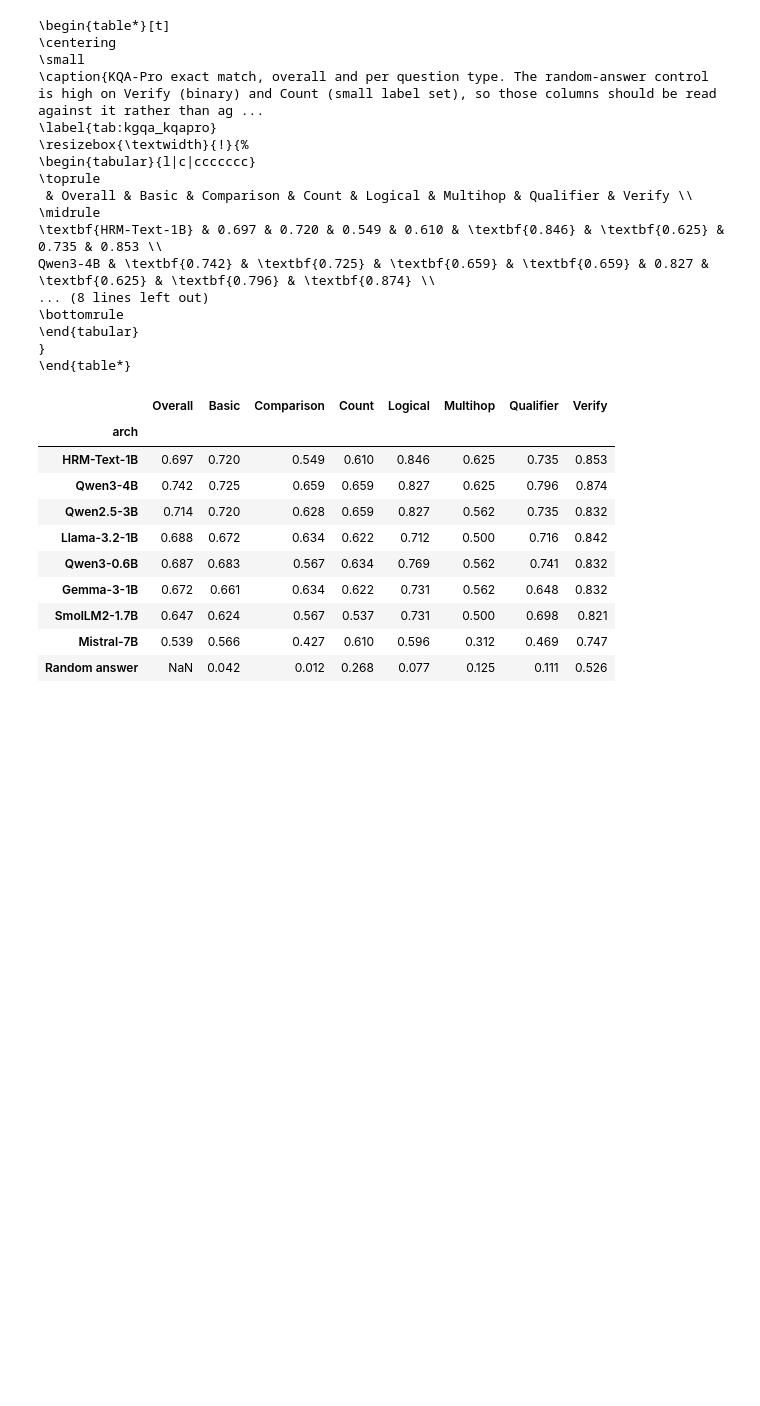
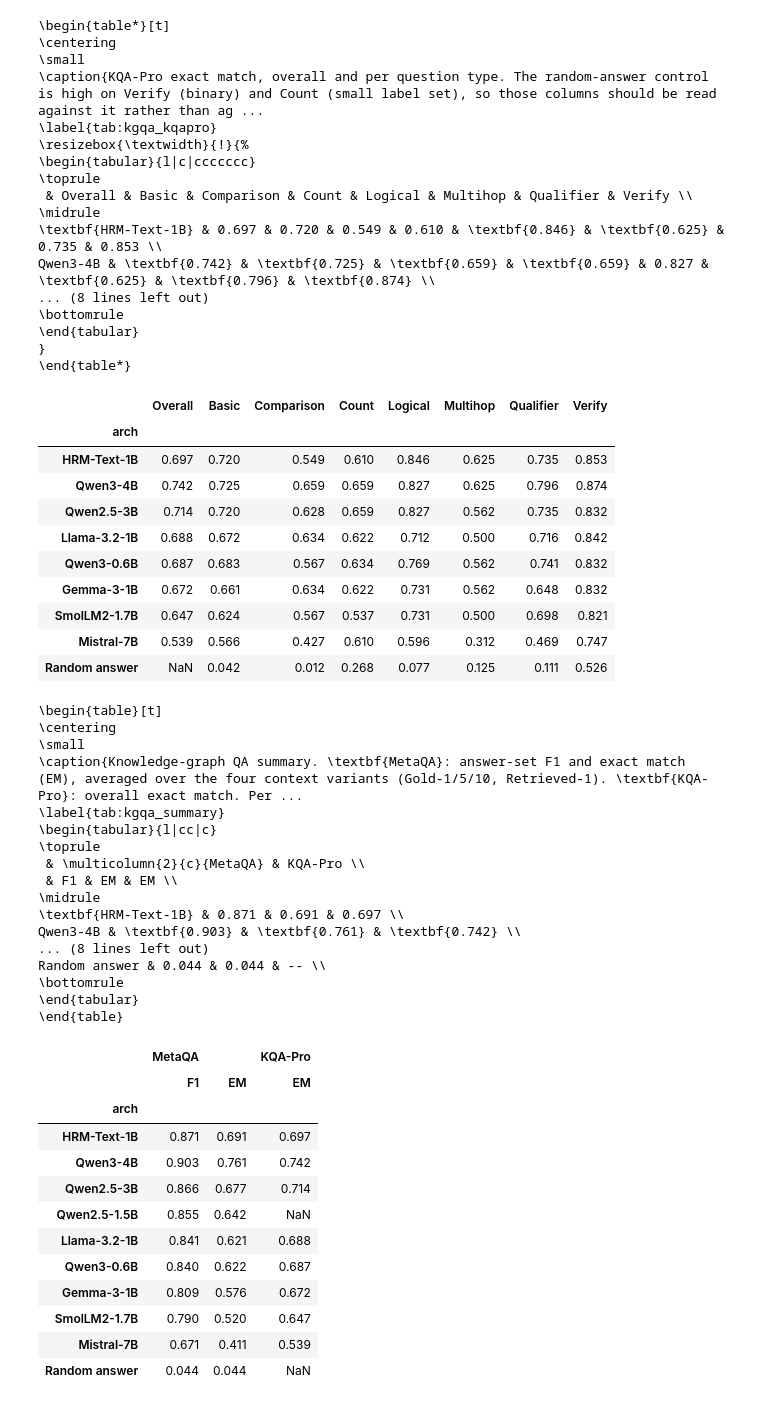
Before and after one commit to MariusAAROS/HRM-Text-for-Graphs, a Jupyter notebook: report/paper_results.ipynb, the cells around one changed output. Drawn from its saved outputs; the diff is of its cells as text; code cells hidden in the pictures; blank space fills up the shorter version.

Commit message:
new summary table for metaqa and kqapro

```diff
--- a/report/paper_results.ipynb
+++ b/report/paper_results.ipynb
@@ -1604,3 +1604,57 @@ Qwen3-4B & \textbf{0.742} & \textbf{0.725} & \textbf{0.659} & \textbf{0.659} & 0
 | SmolLM2-1.7B | 0.647 | 0.624 | 0.567 | 0.537 | 0.731 | 0.500 | 0.698 | 0.821 |
 | Mistral-7B | 0.539 | 0.566 | 0.427 | 0.610 | 0.596 | 0.312 | 0.469 | 0.747 |
 | Random answer | NaN | 0.042 | 0.012 | 0.268 | 0.077 | 0.125 | 0.111 | 0.526 |
+# %%
+# Single-column RQ3 headline table: one score per benchmark, no per-hop / per-question-type
+# breakdown (the two tables above go to the appendix). MetaQA is averaged over its four
+# context variants; KQA-Pro has no Qwen2.5-1.5B run, hence `--`.
+rq3_summary = pd.DataFrame({
+    ("MetaQA", "F1"): metaqa_f1.mean(axis=1),
+    ("MetaQA", "EM"): metaqa_em.mean(axis=1),
+    ("KQA-Pro", "EM"): kqapro["val/exact_match"],
+}).reindex(METAQA_ORDER)
+rq3_summary.loc[RANDOM_LABEL] = [metaqa_random.mean(), metaqa_random.mean(), np.nan]
+
+print(kgqa_table_latex(
+    rq3_summary,
+    "Knowledge-graph QA summary. \\textbf{MetaQA}: answer-set F1 and exact match (EM), "
+    "averaged over the four context variants (Gold-1/5/10, Retrieved-1). "
+    "\\textbf{KQA-Pro}: overall exact match. Per-variant, per-hop and per-question-type "
+    "results are in the appendix. Best model per column in bold.",
+    "tab:kgqa_summary",
+    column_format="l|cc|c",
+    rule_before=RANDOM_LABEL,
+))
+
+rq3_summary.round(3)
+# %% [output]
+\begin{table}[t]
+\centering
+\small
+\caption{Knowledge-graph QA summary. \textbf{MetaQA}: answer-set F1 and exact match (EM), averaged over the four context variants (Gold-1/5/10, Retrieved-1). \textbf{KQA-Pro}: overall exact match. Per ...
+\label{tab:kgqa_summary}
+\begin{tabular}{l|cc|c}
+\toprule
+ & \multicolumn{2}{c}{MetaQA} & KQA-Pro \\
+ & F1 & EM & EM \\
+\midrule
+\textbf{HRM-Text-1B} & 0.871 & 0.691 & 0.697 \\
+Qwen3-4B & \textbf{0.903} & \textbf{0.761} & \textbf{0.742} \\
+... (8 lines left out)
+Random answer & 0.044 & 0.044 & -- \\
+\bottomrule
+\end{tabular}
+\end{table}
+|  | MetaQA |  | KQA-Pro |
+|  | F1 | EM | EM |
+| arch |  |  |  |
+| HRM-Text-1B | 0.871 | 0.691 | 0.697 |
+| Qwen3-4B | 0.903 | 0.761 | 0.742 |
+| Qwen2.5-3B | 0.866 | 0.677 | 0.714 |
+| Qwen2.5-1.5B | 0.855 | 0.642 | NaN |
+| Llama-3.2-1B | 0.841 | 0.621 | 0.688 |
+| Qwen3-0.6B | 0.840 | 0.622 | 0.687 |
+| Gemma-3-1B | 0.809 | 0.576 | 0.672 |
+| SmolLM2-1.7B | 0.790 | 0.520 | 0.647 |
+| Mistral-7B | 0.671 | 0.411 | 0.539 |
+| Random answer | 0.044 | 0.044 | NaN |
```
